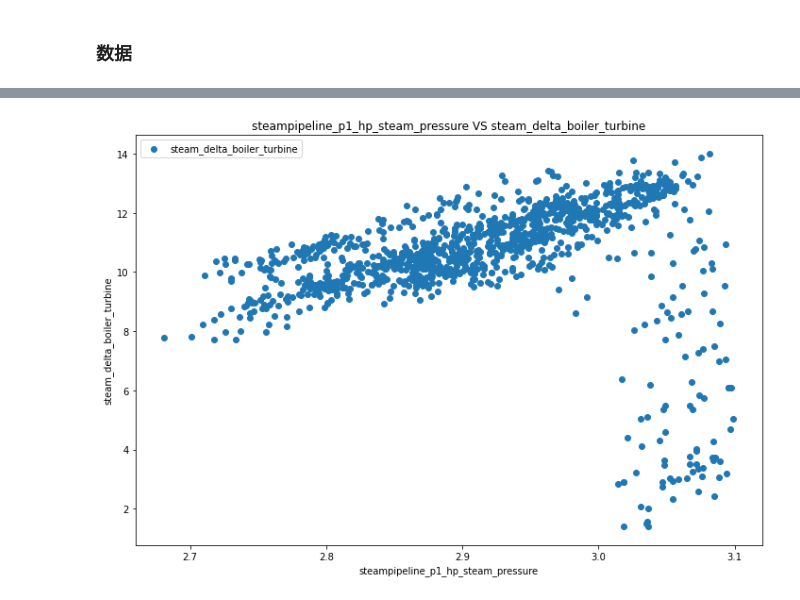
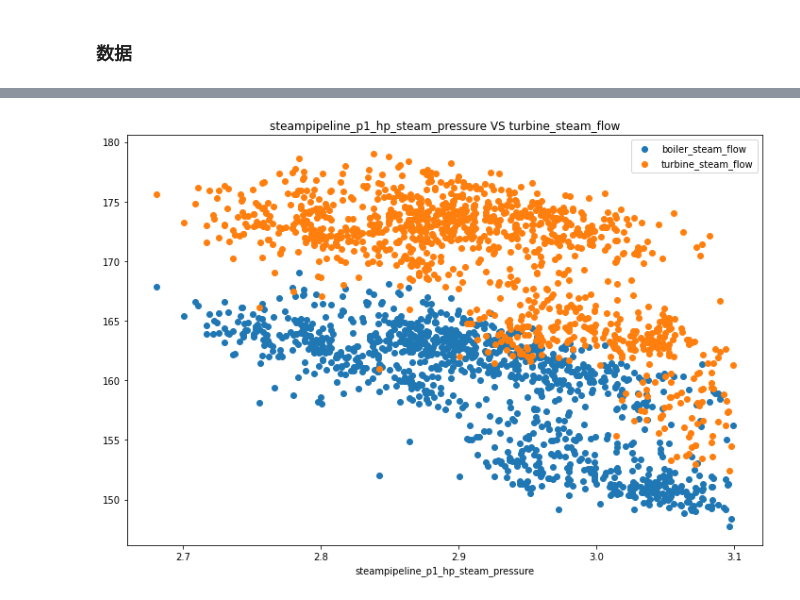
Before and after one commit to wangzhefeng/data-analysis, a Jupyter notebook: hp_steam_data/src/hp_steam_data.ipynb, the cells around one changed output, grey strips where cells are left out. Saved outputs shown, nothing was run; the diff lists cells and outputs as text; code cells hidden in the pictures.

```diff
--- a/hp_steam_data/src/hp_steam_data.ipynb
+++ b/hp_steam_data/src/hp_steam_data.ipynb
@@ -12,11 +12,11 @@ def get_origin_data():
     origin data
     """
     # raw data
-    eturb_m1_data = pd.read_csv("e:/dev/test/hp_steam_data/data/eturb_m1_1min_metrics-0817.csv", header = 0, index_col = None)
-    eturb_m2_data = pd.read_csv("e:/dev/test/hp_steam_data/data/eturb_m2_1min_metrics-0817.csv", header = 0, index_col = None)
-    boiler_m1_data = pd.read_csv("e:/dev/test/hp_steam_data/data/boiler_m1_1min_outlet_steam_flow.csv", header = 0, index_col = None)
-    boiler_m3_data = pd.read_csv("e:/dev/test/hp_steam_data/data/boiler_m3_1min_outlet_steam_flow.csv", header = 0, index_col = None)
-    steampipeline_p1_data = pd.read_csv("e:/dev/test/hp_steam_data/data/steampipeline_p1_1min_hp_steam_pressure.csv", header = 0, index_col = None)
+    eturb_m1_data = pd.read_csv("e:/dev/data-analysis/hp_steam_data/data/eturb_m1_1min_metrics-0817.csv", header = 0, index_col = None)
+    eturb_m2_data = pd.read_csv("e:/dev/data-analysis/hp_steam_data/data/eturb_m2_1min_metrics-0817.csv", header = 0, index_col = None)
+    boiler_m1_data = pd.read_csv("e:/dev/data-analysis/hp_steam_data/data/boiler_m1_1min_outlet_steam_flow.csv", header = 0, index_col = None)
+    boiler_m3_data = pd.read_csv("e:/dev/data-analysis/hp_steam_data/data/boiler_m3_1min_outlet_steam_flow.csv", header = 0, index_col = None)
+    steampipeline_p1_data = pd.read_csv("e:/dev/data-analysis/hp_steam_data/data/steampipeline_p1_1min_hp_steam_pressure.csv", header = 0, index_col = None)
     # data aggregate
     df = pd.DataFrame()
     # eturb_m1
@@ -94,15 +62,3 @@ timeseries_plot(df, "ts", "boiler_steam_flow", "turbine_steam_flow", imgpath = N
-# %%
-def scatter_plot(df, xlabel, *ylabels, imgpath = None):
-    fig, axs = plt.subplots(figsize = (10, 7), sharey = True, tight_layout = True)
-    for ylabel in ylabels:
-        plt.scatter(df[xlabel], df[ylabel], label = ylabel)
-    plt.title("%s VS %s" % (xlabel, ylabel))
-    plt.xlabel("%s" % xlabel)
-    plt.ylabel("%s" % ylabel)
-    plt.legend()
-    if imgpath:
-        plt.savefig(imgpath)
-    plt.show()
 # %%
 scatter_plot(df, "steampipeline_p1_hp_steam_pressure", "steam_delta_boiler_turbine", imgpath = None)
 # %% [output]
@@ -115,5 +78,5 @@ scatter_plot(temp_df, "steampipeline_p1_hp_steam_pressure", "steam_delta_boiler_
 # %%
 temp_df = df.loc[df["steampipeline_p1_hp_steam_pressure"] <= 3.1]
-scatter_plot(temp_df, "steampipeline_p1_hp_steam_pressure", "steam_delta_boiler_turbine", imgpath = None)
+scatter_plot(temp_df, "steampipeline_p1_hp_steam_pressure", "boiler_steam_flow", "turbine_steam_flow", imgpath = None)
 # %% [output]
-[figure, old version]
+[figure, new version]
```
Also changed, not shown: parts of 18 cells of this notebook, 4 other files.
